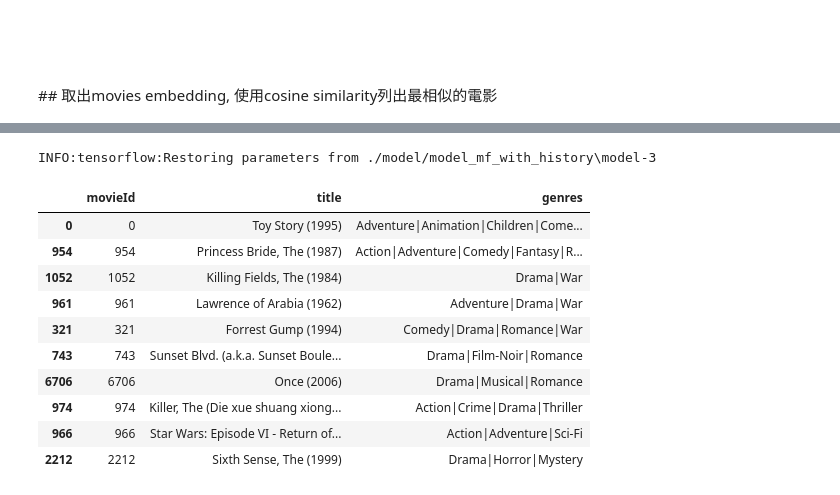
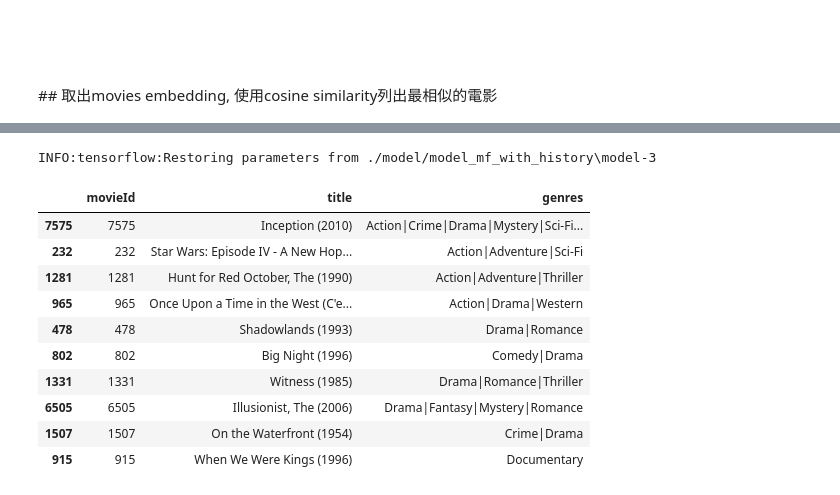
Before and after one commit to GaryChenCloudMile/recommendation_course, a Jupyter notebook: reco_model_mf_with_history.ipynb, the cells around one changed output, grey strips where cells are left out. Drawn from its saved outputs; the diff is of its cells as text; code cells hidden in the pictures.

```diff
--- a/reco_model_mf_with_history.ipynb
+++ b/reco_model_mf_with_history.ipynb
@@ -92,9 +91,9 @@ tags.head()
 tr = pd.read_csv("./data/ml-latest-small/movielens.tr.csv")
 te = pd.read_csv("./data/ml-latest-small/movielens.te.csv")
 
-state = utils.loadPickle("./data/ml-latest-small/state.h")
-uidEnc, midEnc, midMap, nUsers, nMovies = \
-    (state["uidEnc"], state["midEnc"], state["midMap"], state["nUsers"], state["nMovies"])
+# state = utils.loadPickle("./data/ml-latest-small/state.h")
+# uidEnc, midEnc, midMap, nUsers, nMovies = \
+#     (state["uidEnc"], state["midEnc"], state["midMap"], state["nUsers"], state["nMovies"])
 
 # train data rating matrix
 trRatingMat = np.zeros((nUsers, nMovies))
@@ -742,26 +725,26 @@ movies[movies.title.str.contains("Toy")]
 # %%
 from sklearn.metrics.pairwise import cosine_similarity, euclidean_distances
 
 def most_like(model, seed_movie, k=10):
     """給定某一部電影, 使用model裡movies embedding找尋cosine相似度高的其他電影!"""
     with tf.Session(graph=model.graph) as sess:
         model.ckpt(sess, model.modelDir)
         movie_emb = sess.run(model.candidate_emb, feed_dict={model.candidate_movie_id: movies.movieId.values})
 
     most_like = cosine_similarity(movie_emb[seed_movie][np.newaxis, :], movie_emb).ravel().argsort()[::-1][:k]
     return movies.iloc[most_like]
 
-most_like(model, 0, k=10)
+most_like(model, 7575, k=10)
 # %% [output]
 INFO:tensorflow:Restoring parameters from ./model/model_mf_with_history\model-3
 |  | movieId | title | genres |
-| 0 | 0 | Toy Story (1995) | Adventure|Animation|Children|Come... |
-| 954 | 954 | Princess Bride, The (1987) | Action|Adventure|Comedy|Fantasy|R... |
-| 1052 | 1052 | Killing Fields, The (1984) | Drama|War |
-| 961 | 961 | Lawrence of Arabia (1962) | Adventure|Drama|War |
-| 321 | 321 | Forrest Gump (1994) | Comedy|Drama|Romance|War |
-| 743 | 743 | Sunset Blvd. (a.k.a. Sunset Boule... | Drama|Film-Noir|Romance |
-| 6706 | 6706 | Once (2006) | Drama|Musical|Romance |
-| 974 | 974 | Killer, The (Die xue shuang xiong... | Action|Crime|Drama|Thriller |
-| 966 | 966 | Star Wars: Episode VI - Return of... | Action|Adventure|Sci-Fi |
-| 2212 | 2212 | Sixth Sense, The (1999) | Drama|Horror|Mystery |
+| 7575 | 7575 | Inception (2010) | Action|Crime|Drama|Mystery|Sci-Fi... |
+| 232 | 232 | Star Wars: Episode IV - A New Hop... | Action|Adventure|Sci-Fi |
+| 1281 | 1281 | Hunt for Red October, The (1990) | Action|Adventure|Thriller |
+| 965 | 965 | Once Upon a Time in the West (C'e... | Action|Drama|Western |
+| 478 | 478 | Shadowlands (1993) | Drama|Romance |
+| 802 | 802 | Big Night (1996) | Comedy|Drama |
+| 1331 | 1331 | Witness (1985) | Drama|Romance|Thriller |
+| 6505 | 6505 | Illusionist, The (2006) | Drama|Fantasy|Mystery|Romance |
+| 1507 | 1507 | On the Waterfront (1954) | Crime|Drama |
+| 915 | 915 | When We Were Kings (1996) | Documentary |
```
Also changed, not shown: parts of 12 cells of this notebook, 56 other files.
